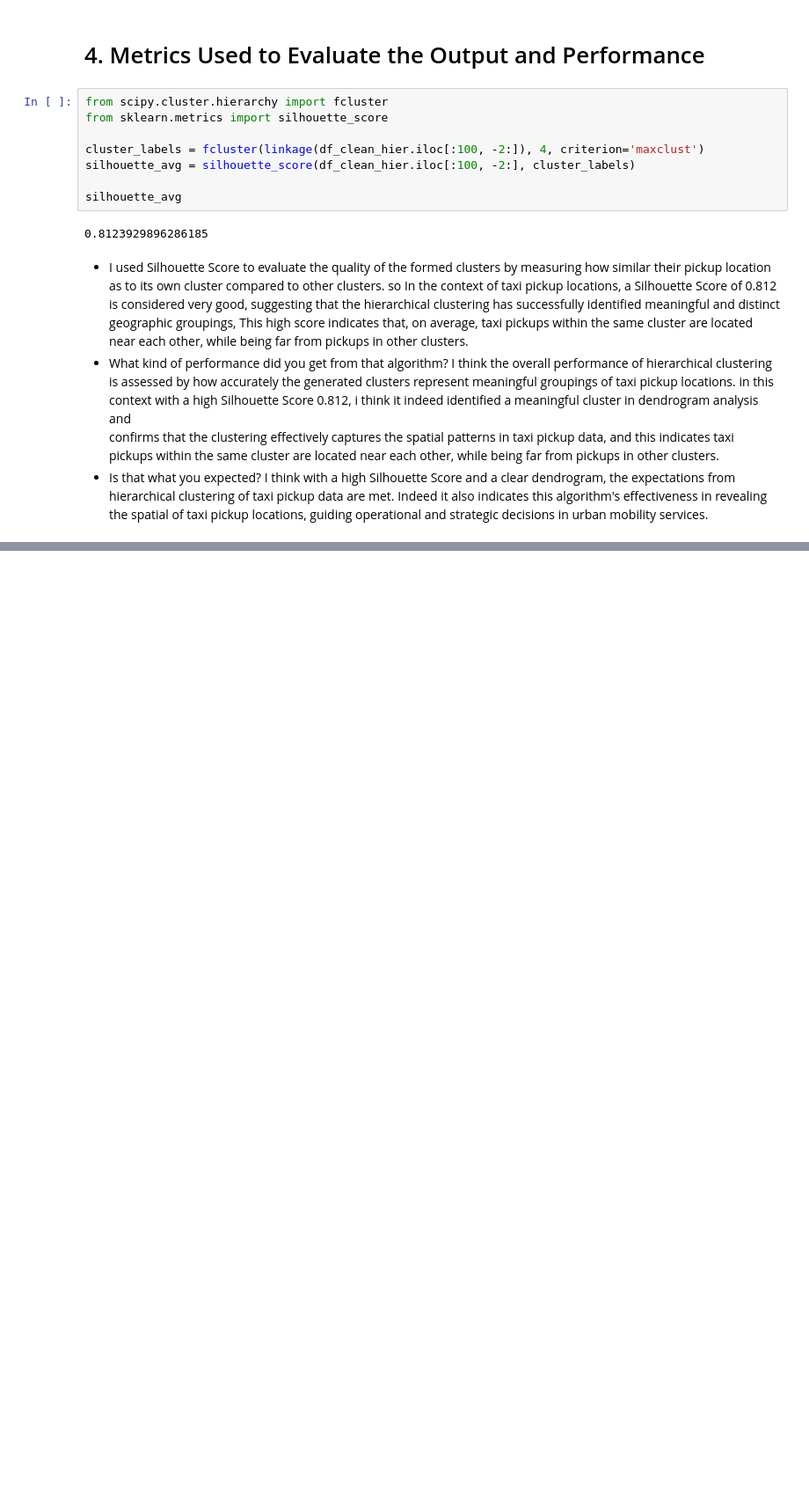
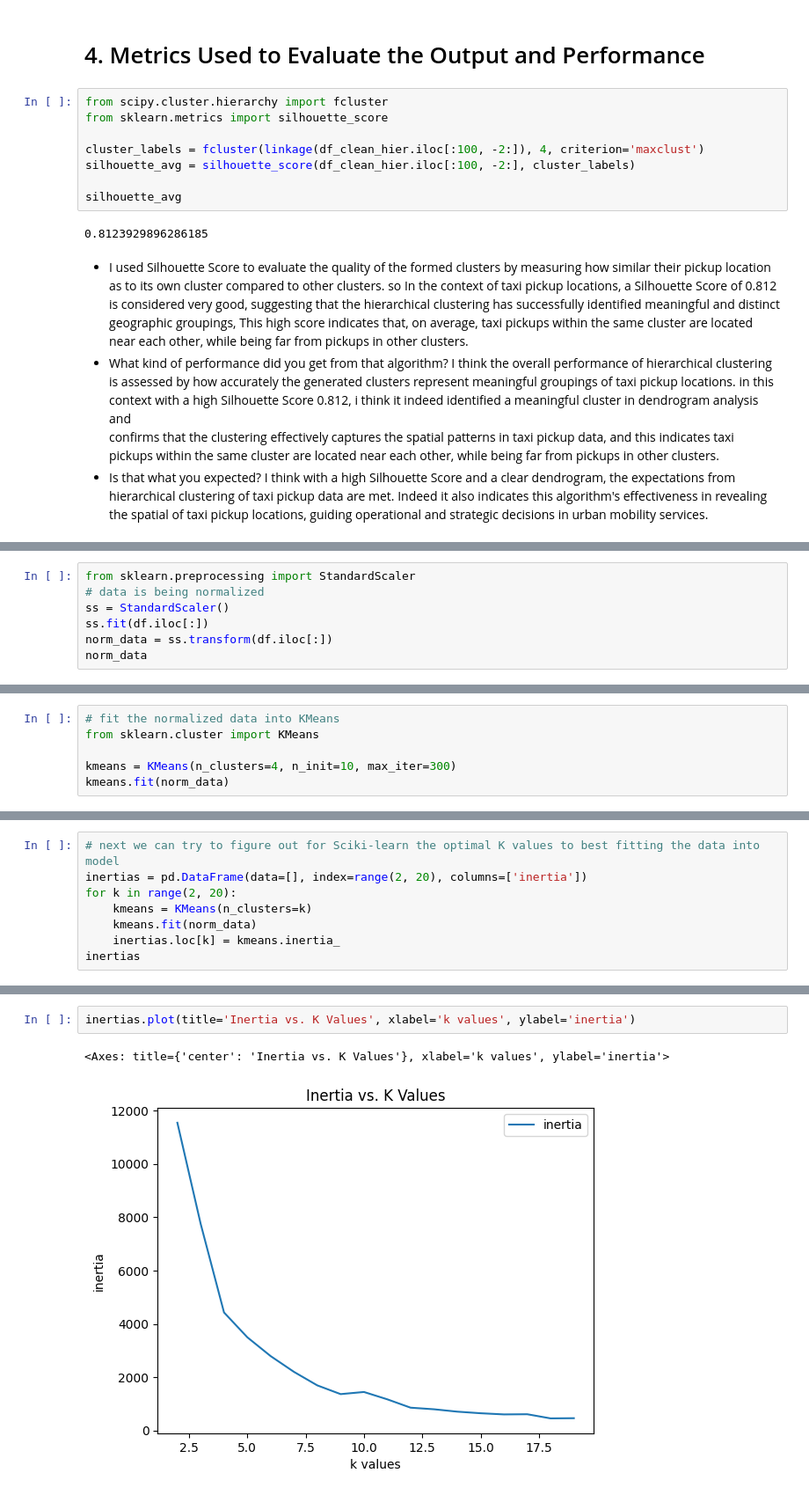
Before and after one commit to USFCA-CS663-Spring2024/kmeans-zhunan123, a Jupyter notebook: Assignment 2 - Clustering.ipynb, the cells around one changed output, grey strips where cells are left out. Shown: that part at 88% size. Saved outputs shown, nothing was run; the diff lists cells and outputs as text; blank space fills up the shorter version.

```diff
--- a/Assignment 2 - Clustering.ipynb
+++ b/Assignment 2 - Clustering.ipynb
@@ -430,0 +554,7 @@ while being far from pickups in other clusters.
+# %%
+from sklearn.preprocessing import StandardScaler
+# data is being normalized
+ss = StandardScaler()
+ss.fit(df.iloc[:])
+norm_data = ss.transform(df.iloc[:])
+norm_data
@@ -430,0 +569,6 @@ while being far from pickups in other clusters.
+# %%
+# fit the normalized data into KMeans
+from sklearn.cluster import KMeans
+
+kmeans = KMeans(n_clusters=4, n_init=10, max_iter=300)
+kmeans.fit(norm_data)
@@ -430,0 +594,8 @@ while being far from pickups in other clusters.
+# %%
+# next we can try to figure out for Sciki-learn the optimal K values to best fitting the data into model
+inertias = pd.DataFrame(data=[], index=range(2, 20), columns=['inertia'])
+for k in range(2, 20):
+    kmeans = KMeans(n_clusters=k)
+    kmeans.fit(norm_data)
+    inertias.loc[k] = kmeans.inertia_
+inertias
@@ -430,0 +620,5 @@ while being far from pickups in other clusters.
+# %%
+inertias.plot(title='Inertia vs. K Values', xlabel='k values', ylabel='inertia')
+# %% [output]
+<Axes: title={'center': 'Inertia vs. K Values'}, xlabel='k values', ylabel='inertia'>
+[figure, added]
```
Also changed, not shown: parts of 40 cells of this notebook.
